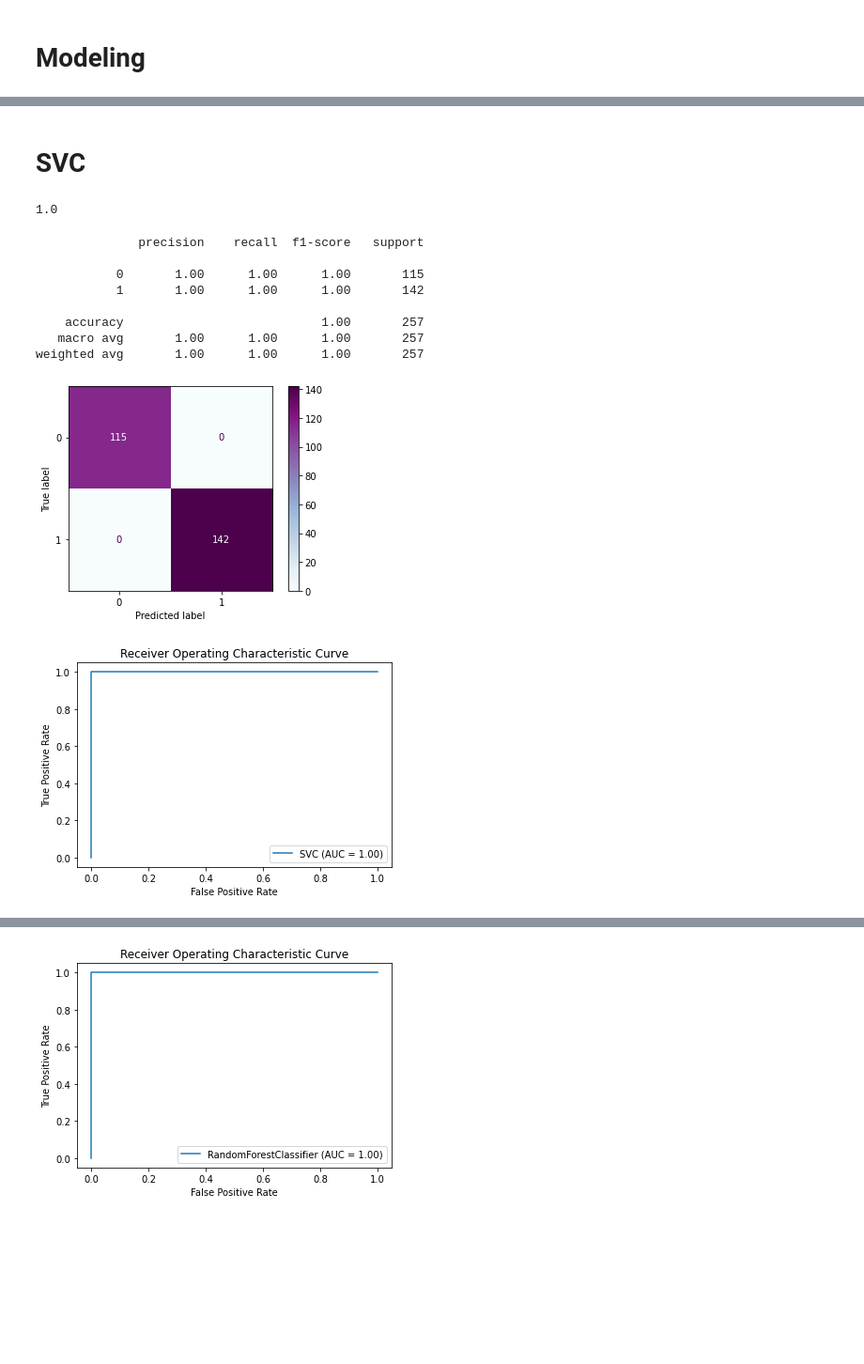
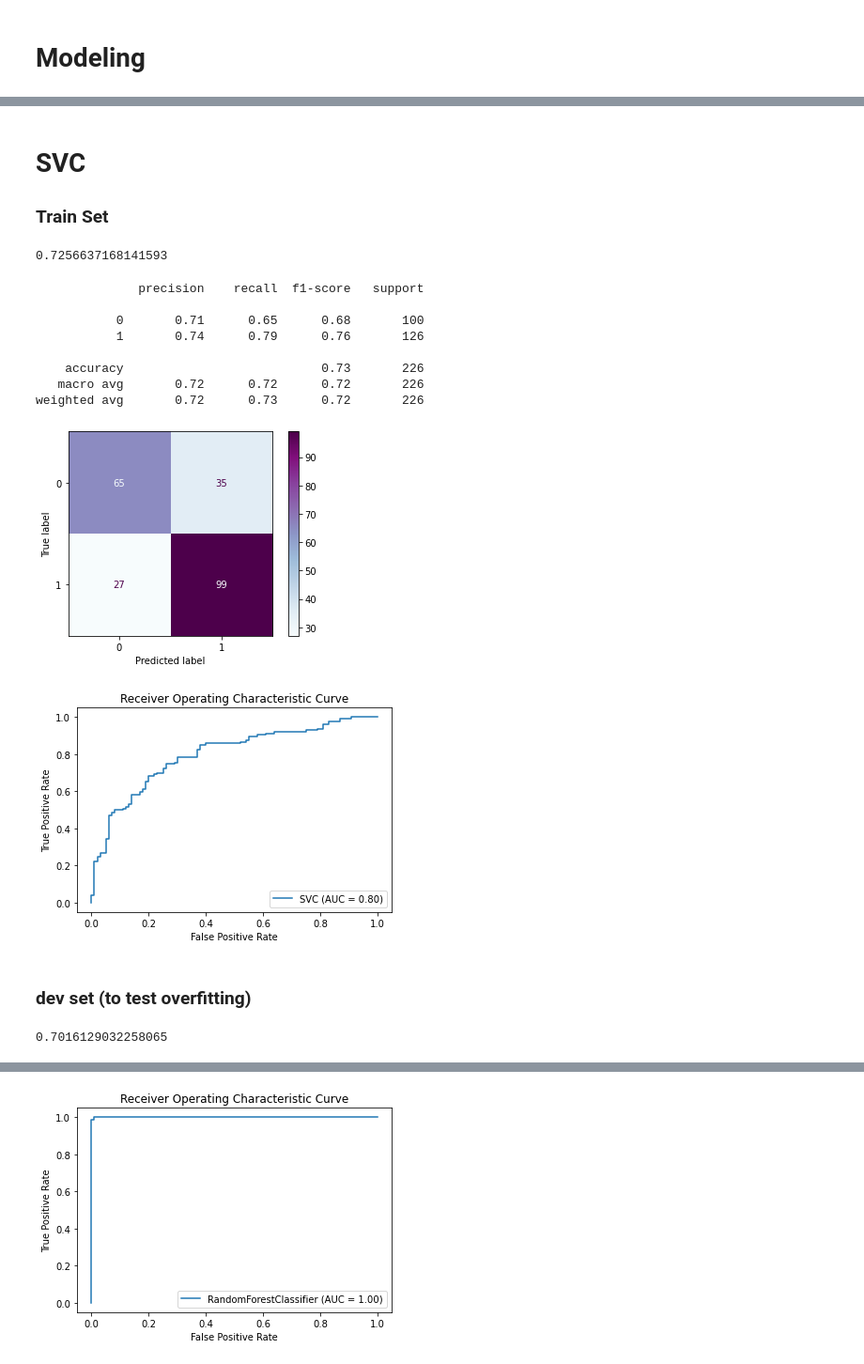
Before and after one commit to Bakar31/Heart-Disease, a Jupyter notebook: notebooks/Heart Disease models and evalution.ipynb, the cells around one changed output, grey strips where cells are left out. Shown at 94% size. Cells and saved outputs as stored; diff of their text form; code cells hidden in the pictures; blank space fills up the shorter version.

```diff
--- a/notebooks/Heart Disease models and evalution.ipynb
+++ b/notebooks/Heart Disease models and evalution.ipynb
@@ -35,3 +35,7 @@ ca          0
 thal        0
 target      0
 dtype: int64
+# %%
+# creating train, dev set
+train = df.loc[:900] # trainig set
+dev = df.loc[901:] # development set to test overfitting
@@ -38,9 +58,4 @@ dtype: int64
 # %%
 # creating dependent and independent matrix of features
-x = df.iloc[:, :-1]
-y = df.iloc[:, -1]
+x = train.iloc[:, :-1]
+y = train.iloc[:, -1]
-# %%
-# feature scaling
-from sklearn.preprocessing import StandardScaler
-scale = StandardScaler()
-x = pd.DataFrame(scale.fit_transform(x))
@@ -95,7 +64,7 @@ scaled_x = scaled_df.iloc[:, :-1]
 # %%
 # create training and test sets
 from sklearn.model_selection import train_test_split
-x_train,x_test,y_train,y_test = train_test_split(scaled_x,y, test_size = 0.25, random_state = 31)
+x_train,x_test,y_train,y_test = train_test_split(x,y, test_size = 0.25, random_state = 31)
 # %%
 len(x_train), len(x_test), len(y_train), len(y_test)
 # %% [output]
@@ -185,37 +220,42 @@ plt.title('Receiver Operating Characteristic Curve');
 # %% [markdown]
 # SVC
+
+### Train Set
 # %%
 from sklearn import svm
 svc_clf = svm.SVC(random_state = 7)
 svc_clf.fit(x_train, y_train)
 print(svc_clf.score(x_test, y_test))
 # %% [output]
-1.0
+0.7256637168141593
 # %%
-from sklearn.metrics import classification_report
 y_preds = svc_clf.predict(x_test)
 print(classification_report(y_test, y_preds))
 # %% [output]
               precision    recall  f1-score   support
 
-           0       1.00      1.00      1.00       115
-           1       1.00      1.00      1.00       142
+           0       0.71      0.65      0.68       100
+           1       0.74      0.79      0.76       126
 
-    accuracy                           1.00       257
-   macro avg       1.00      1.00      1.00       257
-weighted avg       1.00      1.00      1.00       257
+    accuracy                           0.73       226
+   macro avg       0.72      0.72      0.72       226
+weighted avg       0.72      0.73      0.72       226
 # %%
 # confusion matrix
-from sklearn.metrics import plot_confusion_matrix
-plot_confusion_matrix(svc_clf, x_test, y_test,
-                     cmap=plt.cm.BuPu);
+plot_confusion_matrix(svc_clf, x_test, y_test, cmap=plt.cm.BuPu);
 # %% [output]
-[figure, old version]
+[figure, new version]
 # %%
-from sklearn.metrics import plot_roc_curve
 plot_roc_curve(svc_clf, x_test, y_test)
 plt.xlabel('False Positive Rate')
 plt.ylabel('True Positive Rate')
 plt.title('Receiver Operating Characteristic Curve');
 # %% [output]
-[figure, old version]
+[figure, new version]
+# %% [markdown]
+### dev set (to test overfitting)
+# %%
+dev_preds = svc_clf.predict(devx)
+svc_clf.score(devx, devy)
+# %% [output]
+0.7016129032258065
```
Also changed, not shown: parts of 45 cells of this notebook.
